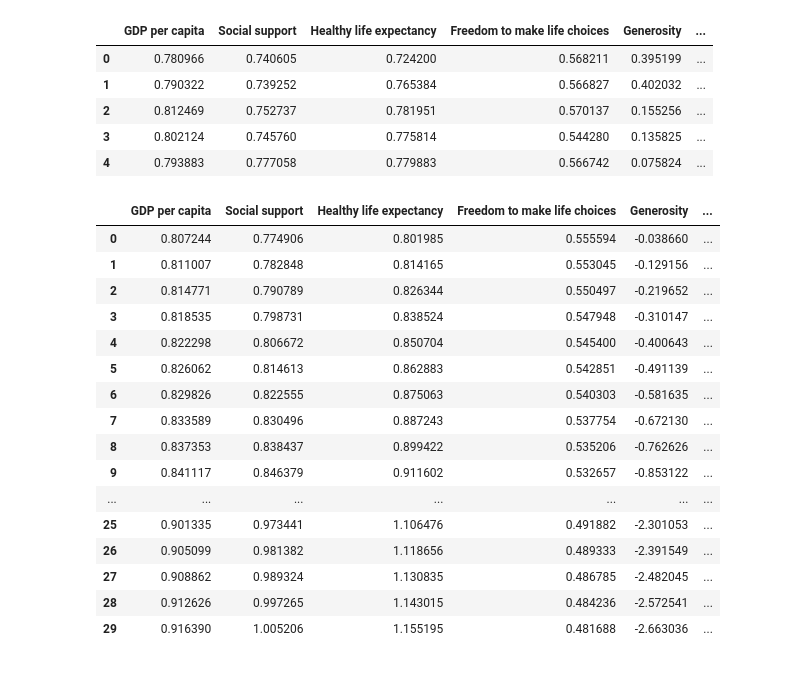
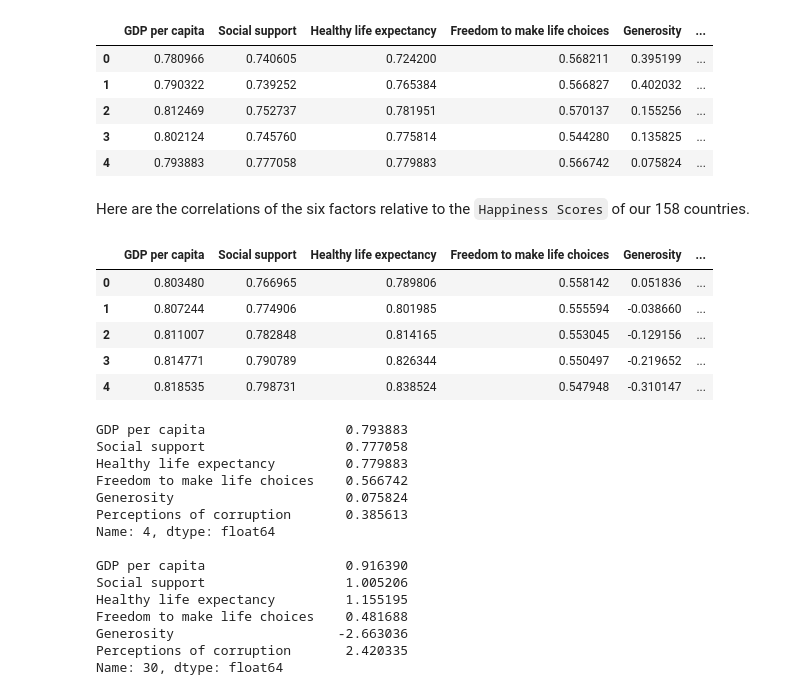
Before and after one commit to yabbou/python-data-science, a Jupyter notebook: hw_4_pandas.ipynb, the cells around one changed output. Drawn from its saved outputs; the diff is of its cells as text; code cells hidden in the pictures.

```diff
--- a/hw_4_pandas.ipynb
+++ b/hw_4_pandas.ipynb
@@ -431,8 +433,8 @@ happiness_ls.append(factorsToList(h_2018,['Overall rank']))
 happiness_ls.append(factorsToList(h_2019,['Overall rank']))
 
 COLS = h_2019.columns.drop(['Overall rank','Score','Country or region'])
-happiness_corr_df = pd.DataFrame(happiness_ls,columns=COLS)
-happiness_corr_df
+present_corrs_df = pd.DataFrame(happiness_ls,columns=COLS)
+present_corrs_df
 # %% [output]
 |  | GDP per capita | Social support | Healthy life expectancy | Freedom to make life choices | Generosity | ... |
 | 0 | 0.780966 | 0.740605 | 0.724200 | 0.568211 | 0.395199 | ... |
@@ -440,43 +442,56 @@ happiness_corr_df
 | 2 | 0.812469 | 0.752737 | 0.781951 | 0.570137 | 0.155256 | ... |
 | 3 | 0.802124 | 0.745760 | 0.775814 | 0.544280 | 0.135825 | ... |
 | 4 | 0.793883 | 0.777058 | 0.779883 | 0.566742 | 0.075824 | ... |
+# %% [markdown]
+Here are the correlations of the six factors relative to the `Happiness Scores` of our 158 countries.
 # %%
-past_years = pd.DataFrame(range(2015,2019+1))
+past_years = pd.DataFrame(range(2015,2020))
 past_years.values.reshape(-1,1)
-future_years = pd.DataFrame(range(2020,2050))
-future_years = future_years.values.reshape(-1,1)
+print(past_years)
+
+future_years = pd.DataFrame(range(2019,2050))
+future_years.values.reshape(-1,1)
+print(future_years)
 # %%
 from sklearn.linear_model import LinearRegression
 
 model = LinearRegression()
 
 def calcFutureCorrs(col):
   factor_corr = happiness_corr_df.loc[:,[col]]
   model.fit(past_years, factor_corr)
   return model.predict(future_years)
 
 future_corrs_ls = []
 for factor in COLS:
   future_corrs_ls.append(calcFutureCorrs(factor))
 
 future_corrs_df = np.asarray(future_corrs_ls).reshape(len(COLS), len(future_years))
 future_corrs_df = pd.DataFrame(future_corrs_df.T, columns=[COLS])
-future_corrs_df
+future_corrs_df.head() #imperfect prediction, as 2019 actual and predicted are not identical...
 # %% [output]
 |  | GDP per capita | Social support | Healthy life expectancy | Freedom to make life choices | Generosity | ... |
-| 0 | 0.807244 | 0.774906 | 0.801985 | 0.555594 | -0.038660 | ... |
-| 1 | 0.811007 | 0.782848 | 0.814165 | 0.553045 | -0.129156 | ... |
-| 2 | 0.814771 | 0.790789 | 0.826344 | 0.550497 | -0.219652 | ... |
-| 3 | 0.818535 | 0.798731 | 0.838524 | 0.547948 | -0.310147 | ... |
-| 4 | 0.822298 | 0.806672 | 0.850704 | 0.545400 | -0.400643 | ... |
-| 5 | 0.826062 | 0.814613 | 0.862883 | 0.542851 | -0.491139 | ... |
-| 6 | 0.829826 | 0.822555 | 0.875063 | 0.540303 | -0.581635 | ... |
-| 7 | 0.833589 | 0.830496 | 0.887243 | 0.537754 | -0.672130 | ... |
-| 8 | 0.837353 | 0.838437 | 0.899422 | 0.535206 | -0.762626 | ... |
-| 9 | 0.841117 | 0.846379 | 0.911602 | 0.532657 | -0.853122 | ... |
-| ... | ... | ... | ... | ... | ... | ... |
-| 25 | 0.901335 | 0.973441 | 1.106476 | 0.491882 | -2.301053 | ... |
-| 26 | 0.905099 | 0.981382 | 1.118656 | 0.489333 | -2.391549 | ... |
-| 27 | 0.908862 | 0.989324 | 1.130835 | 0.486785 | -2.482045 | ... |
-| 28 | 0.912626 | 0.997265 | 1.143015 | 0.484236 | -2.572541 | ... |
-| 29 | 0.916390 | 1.005206 | 1.155195 | 0.481688 | -2.663036 | ... |
+| 0 | 0.803480 | 0.766965 | 0.789806 | 0.558142 | 0.051836 | ... |
+| 1 | 0.807244 | 0.774906 | 0.801985 | 0.555594 | -0.038660 | ... |
+| 2 | 0.811007 | 0.782848 | 0.814165 | 0.553045 | -0.129156 | ... |
+| 3 | 0.814771 | 0.790789 | 0.826344 | 0.550497 | -0.219652 | ... |
+| 4 | 0.818535 | 0.798731 | 0.838524 | 0.547948 | -0.310147 | ... |
+# %%
+print(present_corrs_df.iloc[-1,:],'\n')
+print(future_corrs_df.iloc[-1,:],'\n')
+# %% [output]
+GDP per capita                  0.793883
+Social support                  0.777058
+Healthy life expectancy         0.779883
+Freedom to make life choices    0.566742
+Generosity                      0.075824
+Perceptions of corruption       0.385613
+Name: 4, dtype: float64
+
+GDP per capita                  0.916390
+Social support                  1.005206
+Healthy life expectancy         1.155195
+Freedom to make life choices    0.481688
+Generosity                     -2.663036
+Perceptions of corruption       2.420335
+Name: 30, dtype: float64
```
Also changed, not shown: parts of 4 cells of this notebook.
